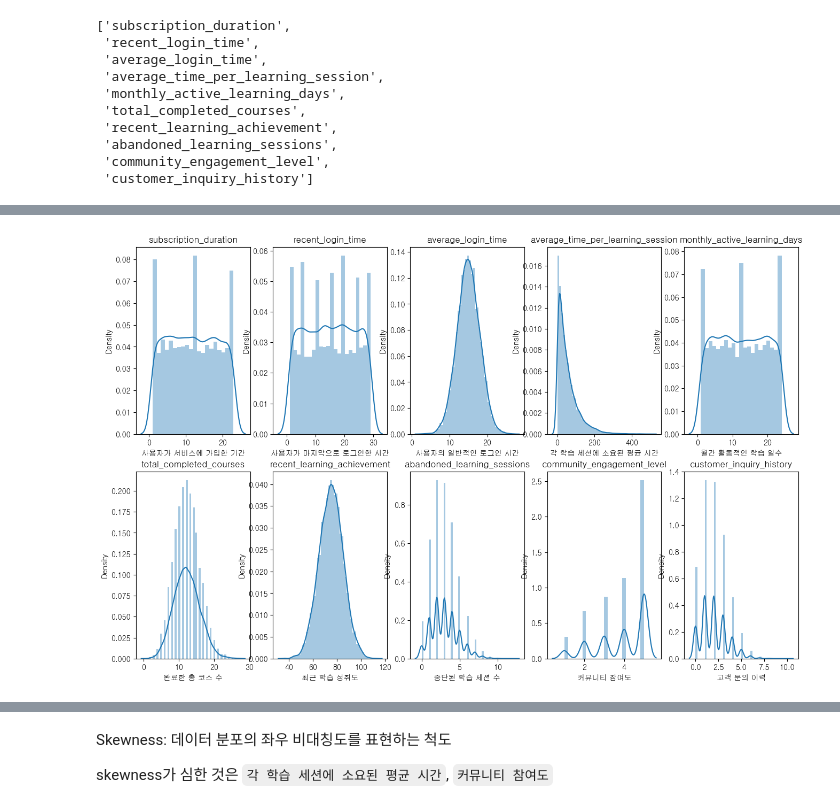
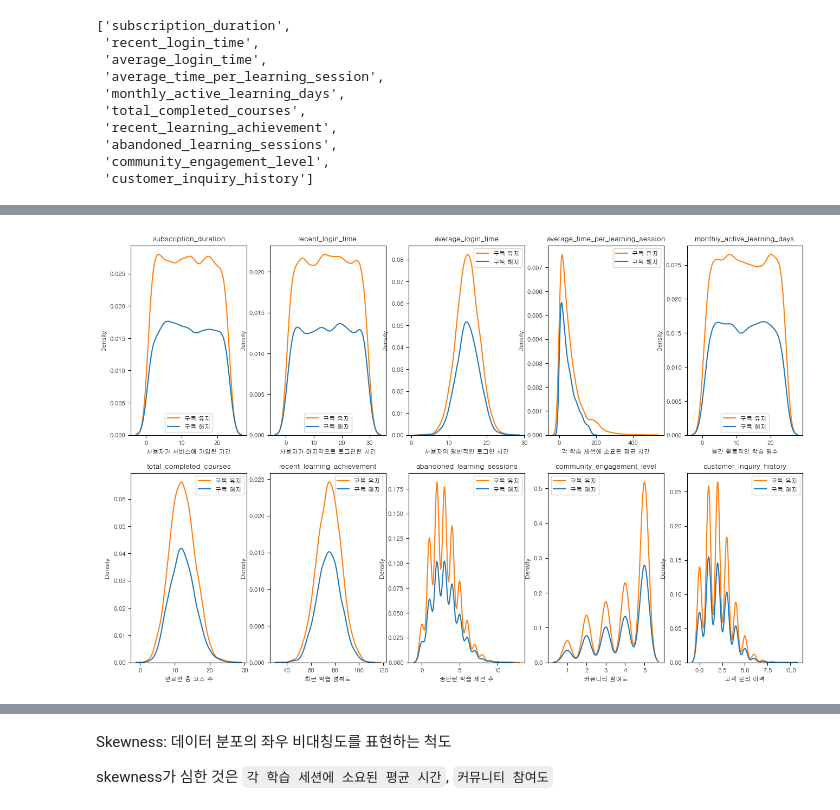
Before and after one commit to youse0ng/AICE_, a Jupyter notebook: Dacon_DataAnlysis/데이터_이해하기_day2.ipynb, the cells around one changed output, grey strips where cells are left out. Cells and saved outputs as stored; diff of their text form; code cells hidden in the pictures.

```diff
--- a/Dacon_DataAnlysis/데이터_이해하기_day2.ipynb
+++ b/Dacon_DataAnlysis/데이터_이해하기_day2.ipynb
@@ -133,12 +133,13 @@ for index,column in enumerate(columns):
 # %%
 kor_column=['사용자가 서비스에 가입한 기간','사용자가 마지막으로 로그인한 시간','사용자의 일반적인 로그인 시간','각 학습 세션에 소요된 평균 시간',
         '월간 활동적인 학습 일수','완료한 총 코스 수','최근 학습 성취도','중단된 학습 세션 수','커뮤니티 참여도','고객 문의 이력']
 plt.figure(figsize=(16,10))
 dtype_numerical_column
 for index,column in enumerate(columns):
     plt.subplot(nrows,ncols,index+1)
-    sns.distplot(df[column])
+    sns.kdeplot(data=df,x=column,hue='target')
+    plt.legend(['구독 유지','구독 해지'])
     plt.title(column)
     plt.xlabel(column.replace(column,kor_column[index]))
 # %% [output]
-[figure, old version]
+[figure, new version]
```
Also changed, not shown: parts of 2 cells of this notebook, 2 other files.
